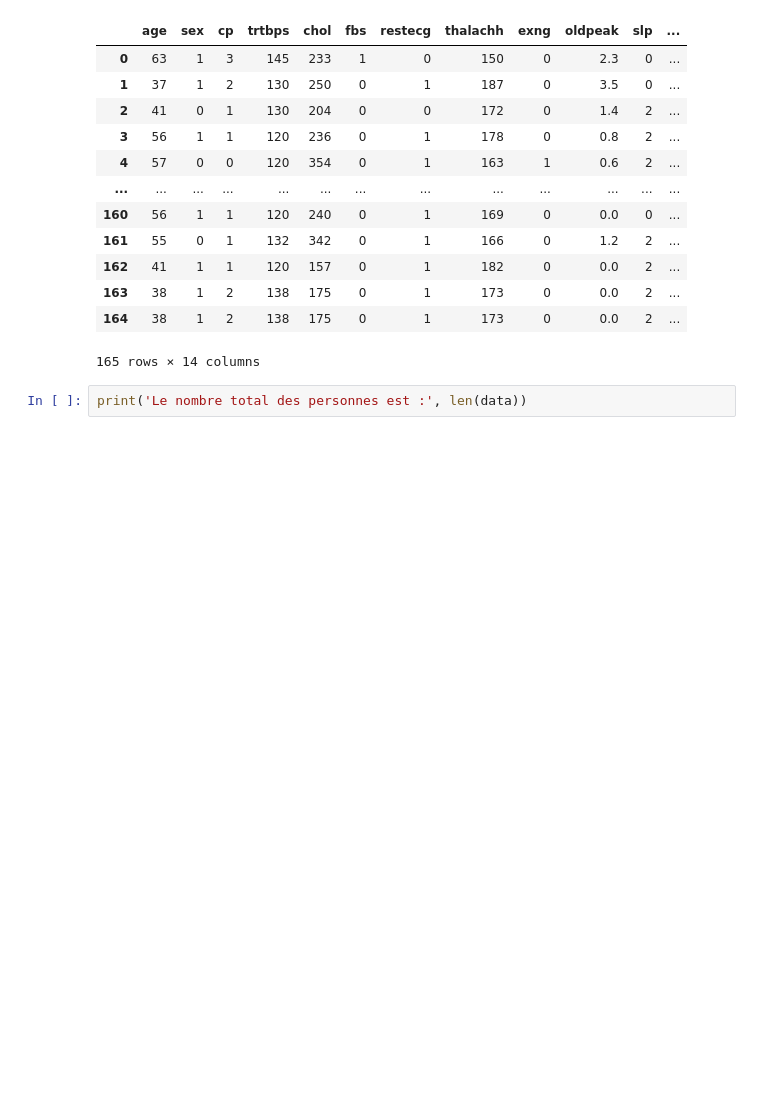
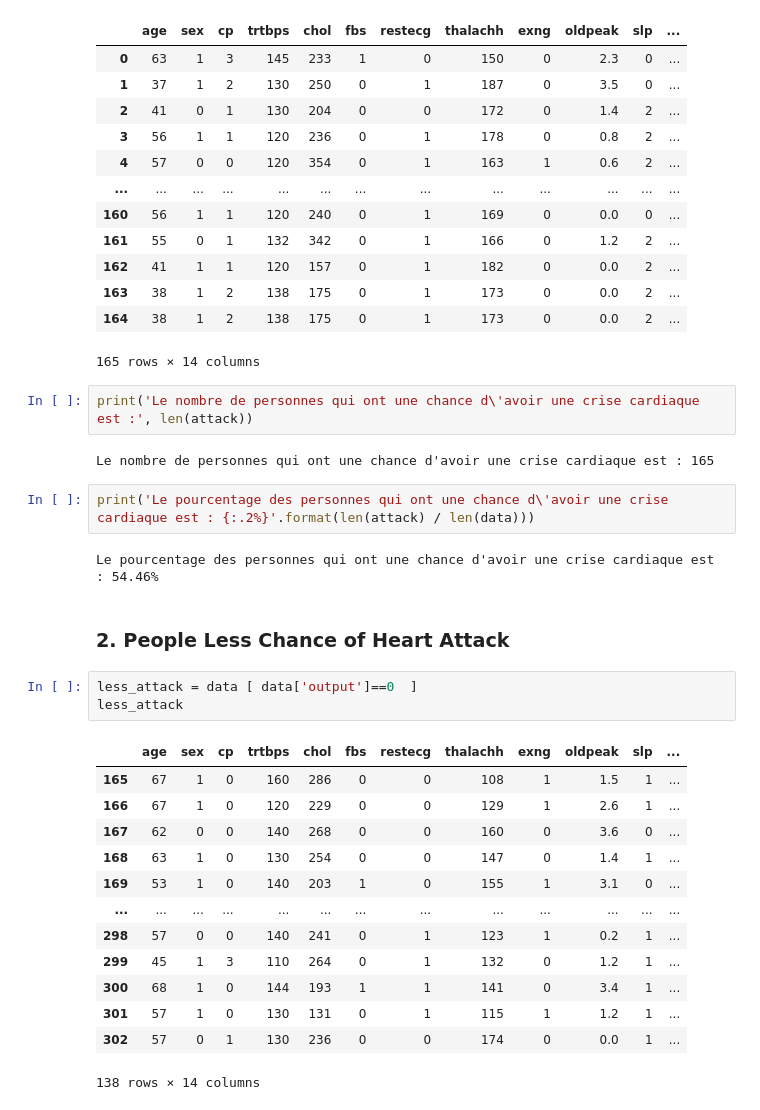
Before and after one commit to Marouan19/ML_Classification, a Jupyter notebook: classification.ipynb, the cells around one changed output. Drawn from its saved outputs; the diff is of its cells as text; blank space fills up the shorter version.

```diff
--- a/classification.ipynb
+++ b/classification.ipynb
@@ -142,4 +134,29 @@ attack
 | 164 | 38 | 1 | 2 | 138 | 175 | 0 | 1 | 173 | 0 | 0.0 | 2 | ... |
 165 rows × 14 columns
 # %%
-print('Le nombre total des personnes est :', len(data))
+print('Le nombre de personnes qui ont une chance d\'avoir une crise cardiaque est :', len(attack))
+# %% [output]
+Le nombre de personnes qui ont une chance d'avoir une crise cardiaque est : 165
+# %%
+print('Le pourcentage des personnes qui ont une chance d\'avoir une crise cardiaque est : {:.2%}'.format(len(attack) / len(data)))
+# %% [output]
+Le pourcentage des personnes qui ont une chance d'avoir une crise cardiaque est : 54.46%
+# %% [markdown]
+### 2. People Less Chance of Heart Attack
+# %%
+less_attack = data [ data['output']==0  ]
+less_attack
+# %% [output]
+|  | age | sex | cp | trtbps | chol | fbs | restecg | thalachh | exng | oldpeak | slp | ... |
+| 165 | 67 | 1 | 0 | 160 | 286 | 0 | 0 | 108 | 1 | 1.5 | 1 | ... |
+| 166 | 67 | 1 | 0 | 120 | 229 | 0 | 0 | 129 | 1 | 2.6 | 1 | ... |
+| 167 | 62 | 0 | 0 | 140 | 268 | 0 | 0 | 160 | 0 | 3.6 | 0 | ... |
+| 168 | 63 | 1 | 0 | 130 | 254 | 0 | 0 | 147 | 0 | 1.4 | 1 | ... |
+| 169 | 53 | 1 | 0 | 140 | 203 | 1 | 0 | 155 | 1 | 3.1 | 0 | ... |
+| ... | ... | ... | ... | ... | ... | ... | ... | ... | ... | ... | ... | ... |
+| 298 | 57 | 0 | 0 | 140 | 241 | 0 | 1 | 123 | 1 | 0.2 | 1 | ... |
+| 299 | 45 | 1 | 3 | 110 | 264 | 0 | 1 | 132 | 0 | 1.2 | 1 | ... |
+| 300 | 68 | 1 | 0 | 144 | 193 | 1 | 1 | 141 | 0 | 3.4 | 1 | ... |
+| 301 | 57 | 1 | 0 | 130 | 131 | 0 | 1 | 115 | 1 | 1.2 | 1 | ... |
+| 302 | 57 | 0 | 1 | 130 | 236 | 0 | 0 | 174 | 0 | 0.0 | 1 | ... |
+138 rows × 14 columns
```
Also changed, not shown: parts of 24 cells of this notebook.
